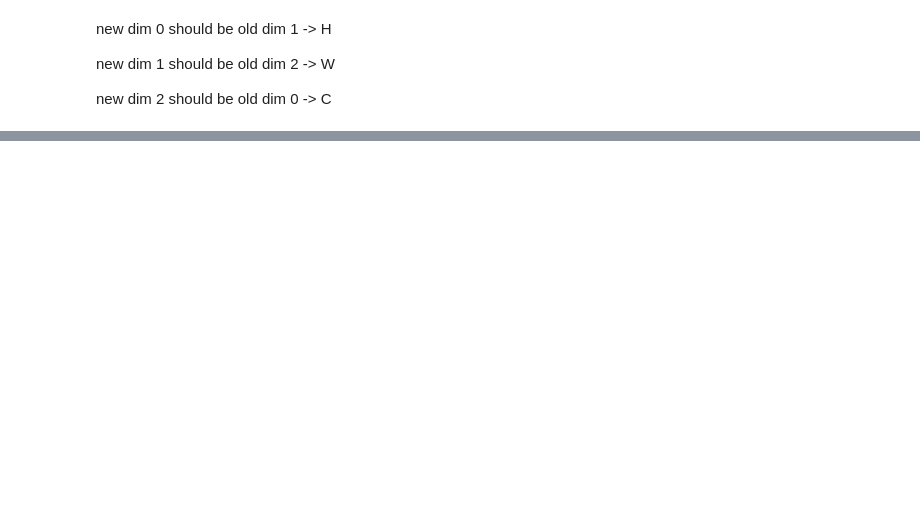
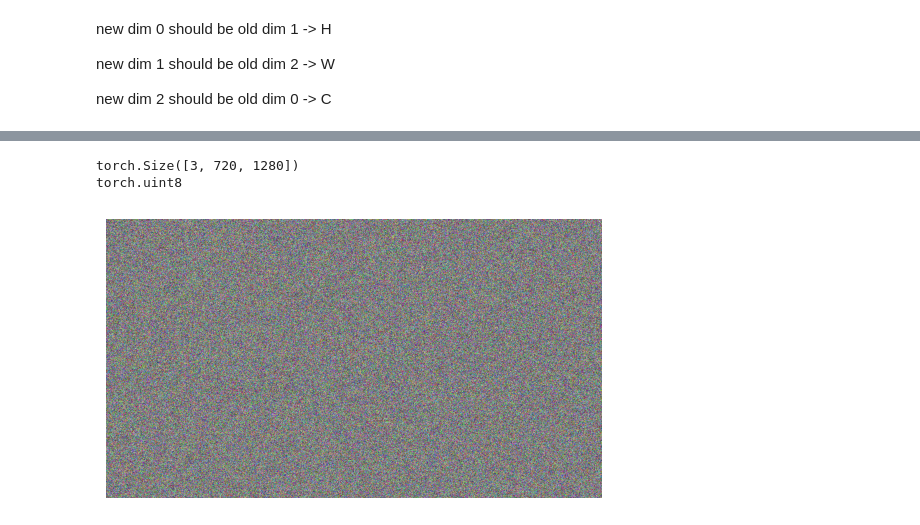
Before and after one commit to ToniBirat7/PyTorch_Complete, a Jupyter notebook: notes/tensors.ipynb, the cells around one changed output, grey strips where cells are left out. Drawn from its saved outputs; the diff is of its cells as text; code cells hidden in the pictures; blank space fills up the shorter version.

Commit message:
docs: torch practice

```diff
--- a/notes/tensors.ipynb
+++ b/notes/tensors.ipynb
@@ -716,0 +719,5 @@ new dim 2 should be old dim 0  -> C
+# %%
+# RGB image with 720x1280
+img_uint8 = torch.randint(0,255,(3,720,1280),dtype=torch.uint8)
+
+img_uint8
@@ -716,0 +742,16 @@ new dim 2 should be old dim 0  -> C
+# %%
+import torch
+import matplotlib.pyplot as plt
+
+print(img_uint8.shape)
+print(img_uint8.dtype)
+
+img_hwc = img_uint8.permute(1, 2, 0)
+
+plt.imshow(img_hwc)
+plt.axis("off")
+plt.show()
+# %% [output]
+torch.Size([3, 720, 1280])
+torch.uint8
+[figure, added]
```
Also changed, not shown: parts of 6 cells of this notebook.
